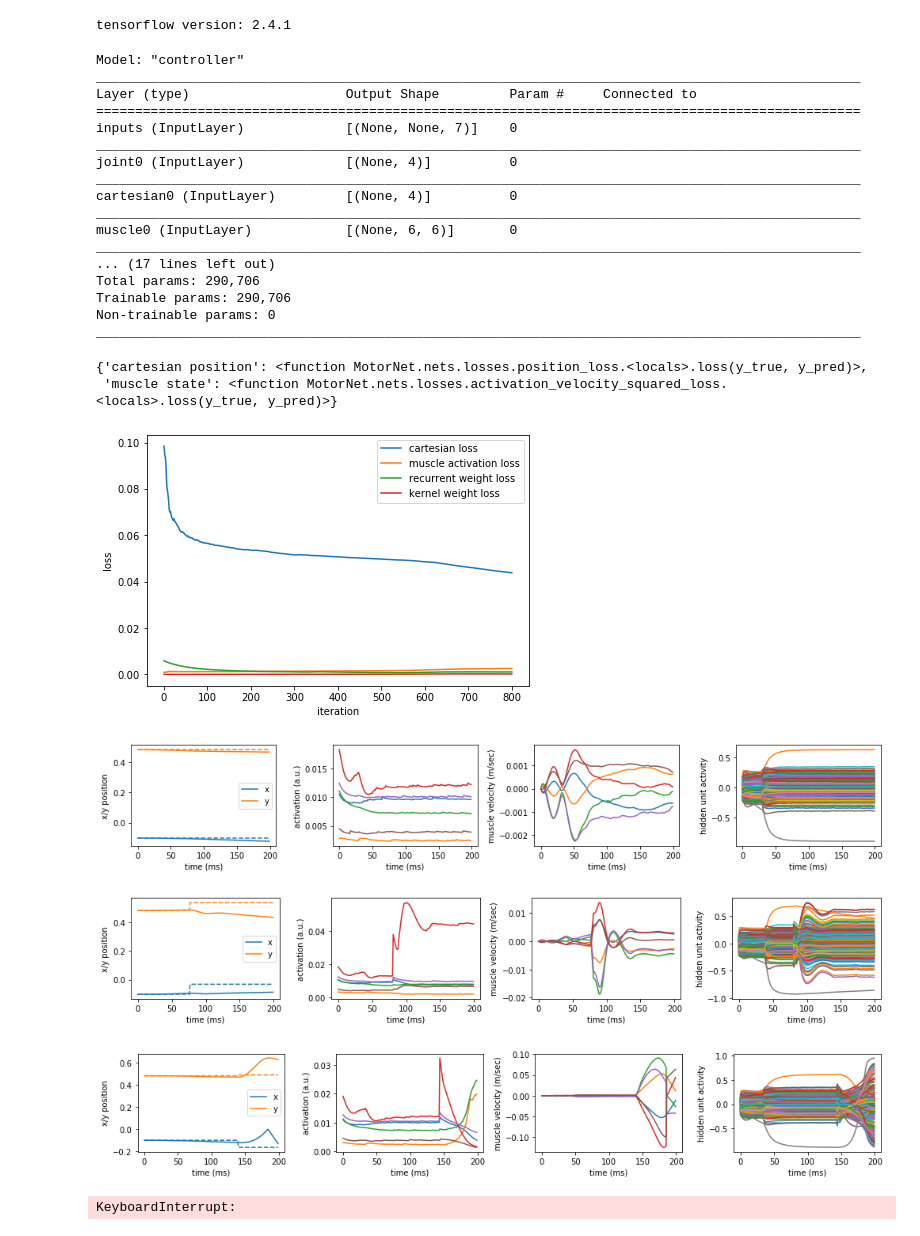
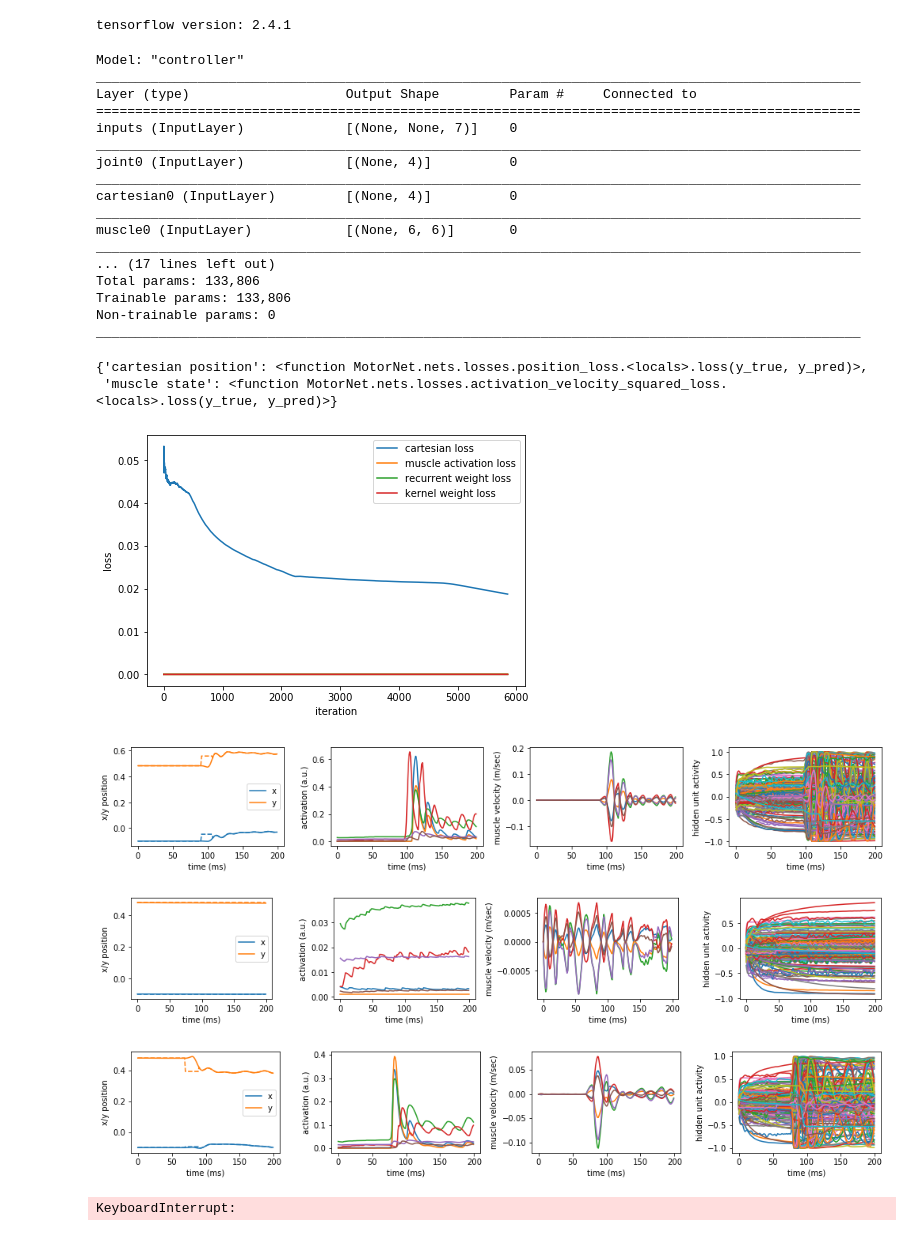
Before and after one commit to OlivierCodol/MotorNet, a Jupyter notebook: notebooks/jonathans_playground/ET.ipynb, the cells around one changed output. Drawn from its saved outputs; the diff is of its cells as text; code cells hidden in the pictures.

```diff
--- a/notebooks/jonathans_playground/ET.ipynb
+++ b/notebooks/jonathans_playground/ET.ipynb
@@ -33,30 +33,36 @@ tensorflow version: 2.4.1
 # %%
 arm = RigidTendonArm(muscle_type=RigidTendonHillMuscleThelen(), timestep=0.01,
                      proprioceptive_delay=0.04, visual_delay=0.09, # 0.04, 0.09 best
-                     excitation_noise_sd=0.0001)  # 0.0001 best
-visual_feedback_noise = 0.01  # 0.01 best
-proprio_feedback_noise = 0.001  # 0.001 best
-hidden_noise = 0.00001  # 0.0001 best
-# kernel 5e-6 best
-# recurrent 1e-5 best
-cell = GRUController(plant=arm, n_units=300, kernel_regularizer=1e-6,
-                     recurrent_regularizer=2e-5, name='cell',
+                     excitation_noise_sd=1e-4)  # 0.0001 best
+visual_feedback_noise = 5e-3 # 5e-3
+proprio_feedback_noise = 1e-3 # 1e-3
+hidden_noise = 1e-4 # 1e-4
+# kernel 1e-6 best
+# recurrent 2e-5 best
+cell = GRUController(plant=arm, n_units=200, kernel_regularizer=0,
+                     recurrent_regularizer=0, name='cell',
                      proprioceptive_noise_sd=proprio_feedback_noise, visual_noise_sd=visual_feedback_noise,
                      hidden_noise_sd=hidden_noise)
 
-delay_range = [200, 1200]
-target_time_range = [200, 400]
-do_recompute_targets = False
+delay_range = [100, 1500]
+target_time_range = [200, 500]
+do_recompute_targets = True
 run_mode = 'train'
 cartesian_loss = 1
-muscle_loss = 20
+muscle_loss = 0.01
+vel_weight = 0.
+condition_independent_magnitude = 0.
+background_load = -1
 task = TaskLoadProbability(cell, initial_joint_state=np.deg2rad([60., 80., 0., 0.]),
                            delay_range=delay_range,  # 300, 1600 best
                            target_time_range=target_time_range,
                            do_recompute_targets=do_recompute_targets,
                            run_mode=run_mode,
                            cartesian_loss=cartesian_loss,
-                           muscle_loss=muscle_loss
+                           muscle_loss=muscle_loss,
+                           condition_independent_magnitude=condition_independent_magnitude,
+                           background_load=background_load,
+                           vel_weight=vel_weight
                            )
 
 # declare inputs
@@ -97,7 +103,7 @@ def scheduler(batch, lr):
         else:
             return lr * tf.math.exp(-0.003)
 learningrate_callback = CustomLearningRateScheduler(scheduler, verbose=1)
-trainingplot_callback = TrainingPlotter(task, plot_freq=100)
+trainingplot_callback = TrainingPlotter(task, plot_freq=50)
 tensorflowfix_callback = TensorflowFix()
 control_rnn.summary()
 losses
@@ -115,8 +121,8 @@ ________________________________________________________________________________
 muscle0 (InputLayer)            [(None, 6, 6)]       0
 __________________________________________________________________________________________________
 ... (17 lines left out)
-Total params: 290,706
-Trainable params: 290,706
+Total params: 133,806
+Trainable params: 133,806
 Non-trainable params: 0
 __________________________________________________________________________________________________
 {'cartesian position': <function MotorNet.nets.losses.position_loss.<locals>.loss(y_true, y_pred)>,
@@ -126,20 +132,20 @@ ________________________________________________________________________________
 # %%
 #name = 'LoadProb_full_0'
 #control_rnn.load_weights('/home/jonathan/Desktop/MotorNetModels/LoadProb/Nets/' + name).expect_partial()
 
 batch_size = 32
 n_t = int(2.0 / arm.dt)
 control_rnn.task.run_mode = 'train'
 control_rnn.task.set_training_params(batch_size=batch_size, n_timesteps=n_t, iterations=10000)
 with tf.device('/cpu:0'):
-    control_rnn.fit(control_rnn.task, verbose=1,
+    control_rnn.fit(task, verbose=1,
                     callbacks=[tensorflowfix_callback, batchlog_callback, trainingplot_callback],
                     shuffle=False)
 # %% [output]
-[figure, old version]
+[figure, new version]
-[figure, old version]
+[figure, new version]
-[figure, old version]
+[figure, new version]
-[figure, old version]
+[figure, new version]
 KeyboardInterrupt:
 # %%
 if 'loss' in batchlog_callback.history:
```
Also changed, not shown: parts of 2 cells of this notebook, 1 other file.
